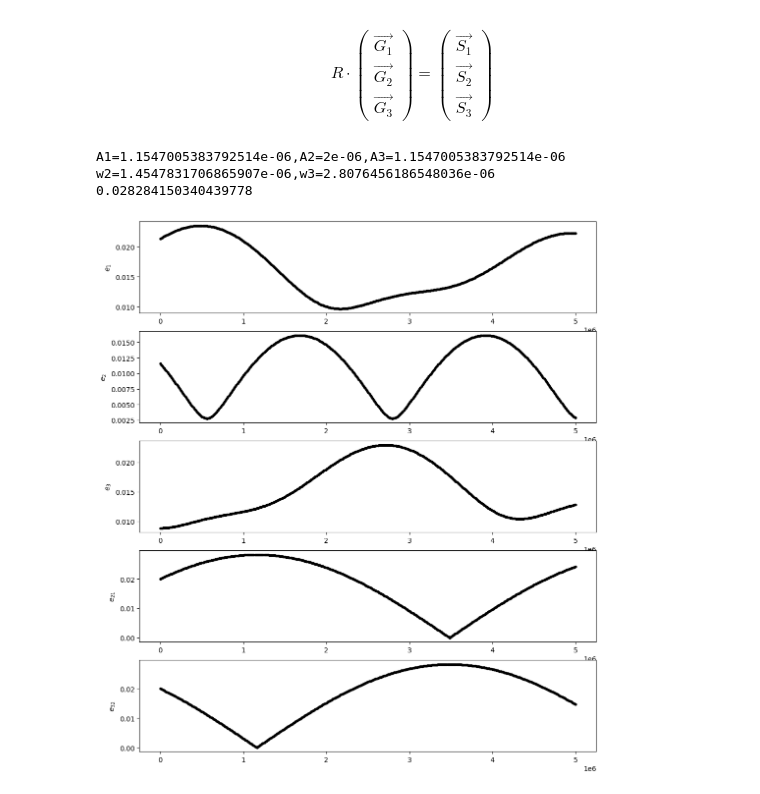
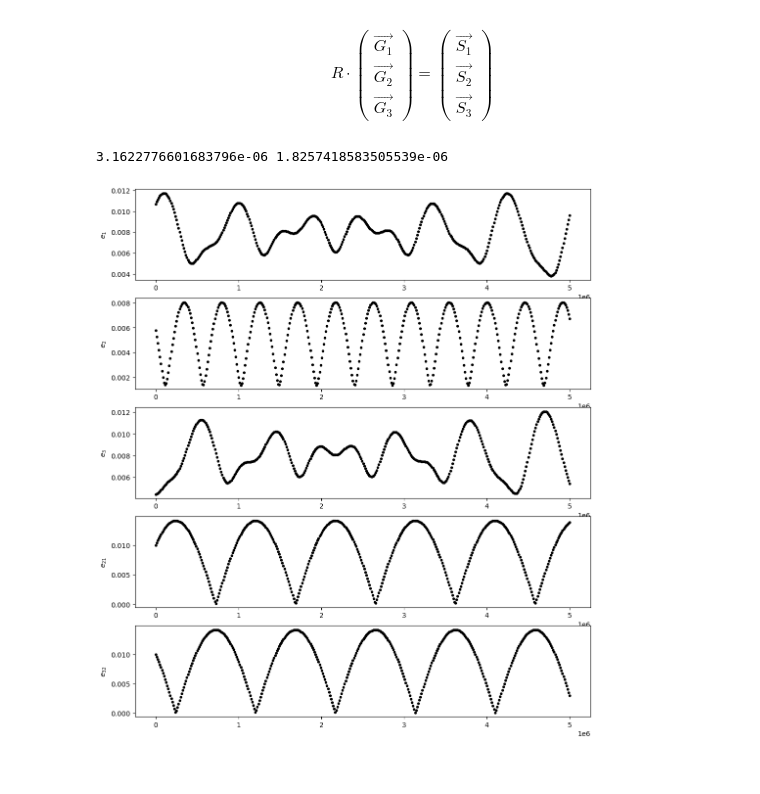
Before and after one commit to EritasY/Chaos, a Jupyter notebook: Coefficient (equal alpha).ipynb, the cells around one changed output. Saved outputs shown, nothing was run; the diff lists cells and outputs as text; code cells hidden in the pictures.

```diff
--- a/Coefficient (equal alpha).ipynb
+++ b/Coefficient (equal alpha).ipynb
@@ -140,21 +125,19 @@ def plotEcc(alpha, mass, ecc, pomega, time):
 # %%
-alpha = 0.9, 0.91, 0.91*0.9
-mass = 1e-8,1e-8,1e-8
+alpha = 0.87, 0.87, 0.87**2
+mass = 1e-7,1e-7,1e-7
+ecc = 0.01, 0.01, 0.01
+pomega = 0, 0, np.pi
 
-ecc = 0.02, 0.02, 0.02
-pomega = 0, 0, np.pi
 amp1, amp2, amp3, phase1, phase2, phase3, omega2, omega3 = GtoS(alpha, mass, ecc, pomega)
-# print(amp1, amp2, amp3, phase1, phase2, phase3)
 
 A2, A3 = breathingON(mass,amp3)
+print(A2, A3)
 ecc, pomega = StoG(mass, (amp1, A2, A3), (phase1, phase2, phase3 + np.pi/2))
 
 plotEcc(alpha, mass, ecc, pomega, 5e6)
 # %% [output]
-A1=1.1547005383792514e-06,A2=2e-06,A3=1.1547005383792514e-06
-w2=1.4547831706865907e-06,w3=2.8076456186548036e-06
-0.028284150340439778
+3.1622776601683796e-06 1.8257418583505539e-06
-[figure, old version]
+[figure, new version]
 # %%
 ecc, pomega = StoG(mass, (amp1, 0, amp3), (phase1, phase2, phase3))
 print(ecc, pomega)
```
Also changed, not shown: parts of 2 cells of this notebook, 8 other files.
